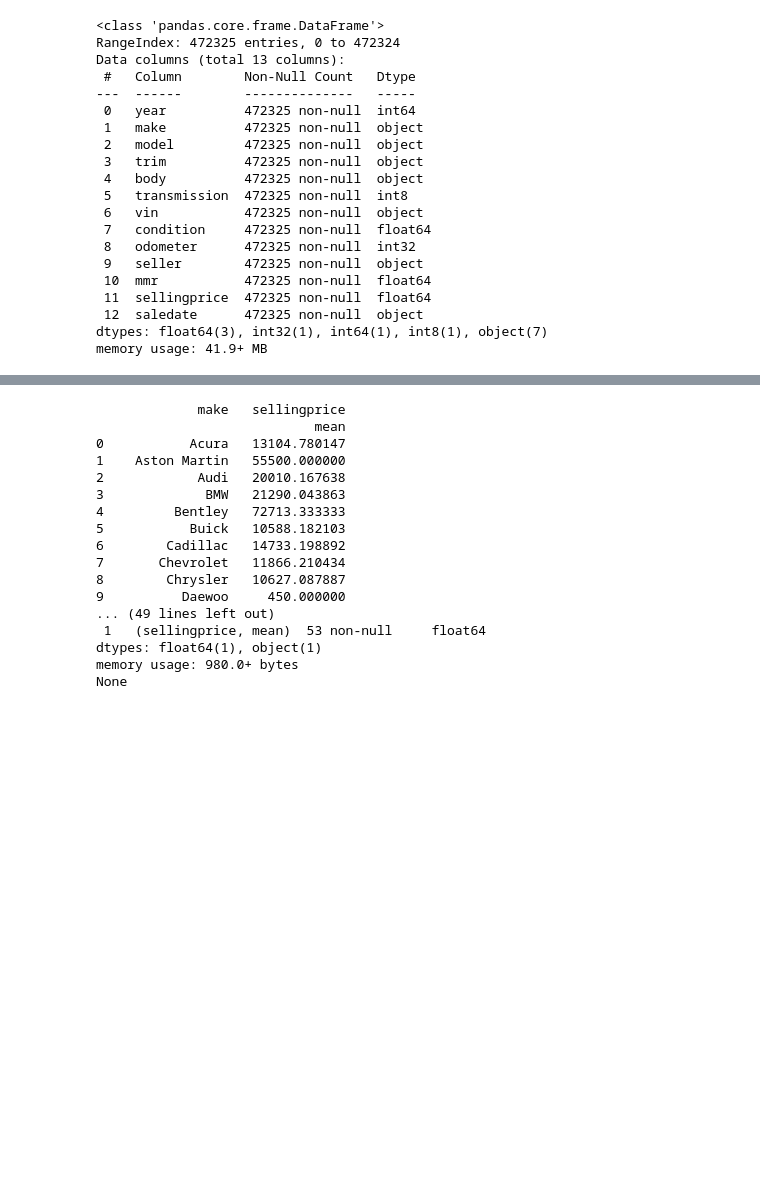
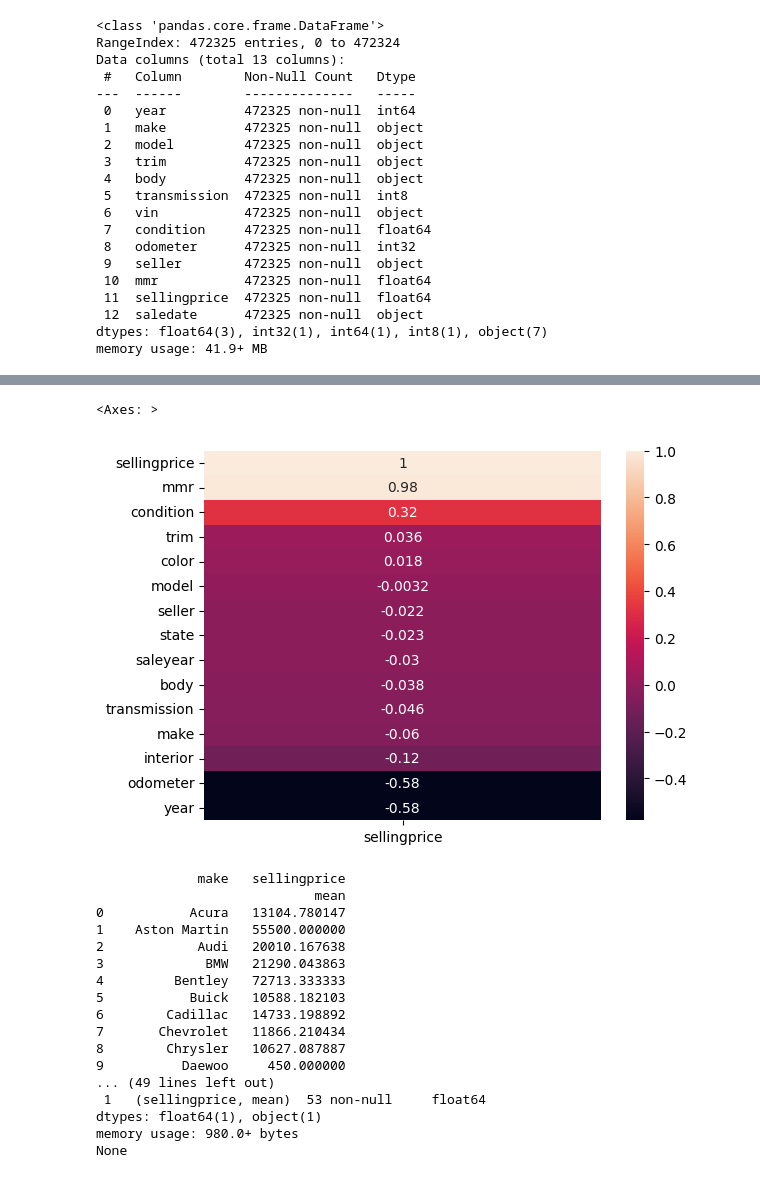
Before and after one commit to LucaMontanar1/es-python, a Jupyter notebook: macchine-prezzi/analisi.ipynb, the cells around one changed output, grey strips where cells are left out. Cells and saved outputs as stored; diff of their text form; code cells hidden in the pictures; blank space fills up the shorter version.

```diff
--- a/macchine-prezzi/analisi.ipynb
+++ b/macchine-prezzi/analisi.ipynb
@@ -229,3 +316,9 @@ memory usage: 41.9+ MB
+# %%
+#correlation heatmap solo per la variablile sellingprice
+sns.heatmap(df_test.corr()[['sellingprice']].sort_values(by='sellingprice', ascending=False), annot=True)
+# %% [output]
+<Axes: >
+[figure, added]
 # %%
 #maker classification
 grouped_df = df_test.groupby('make').agg({'sellingprice':['mean']}).reset_index()
```
Also changed, not shown: parts of 8 cells of this notebook.
